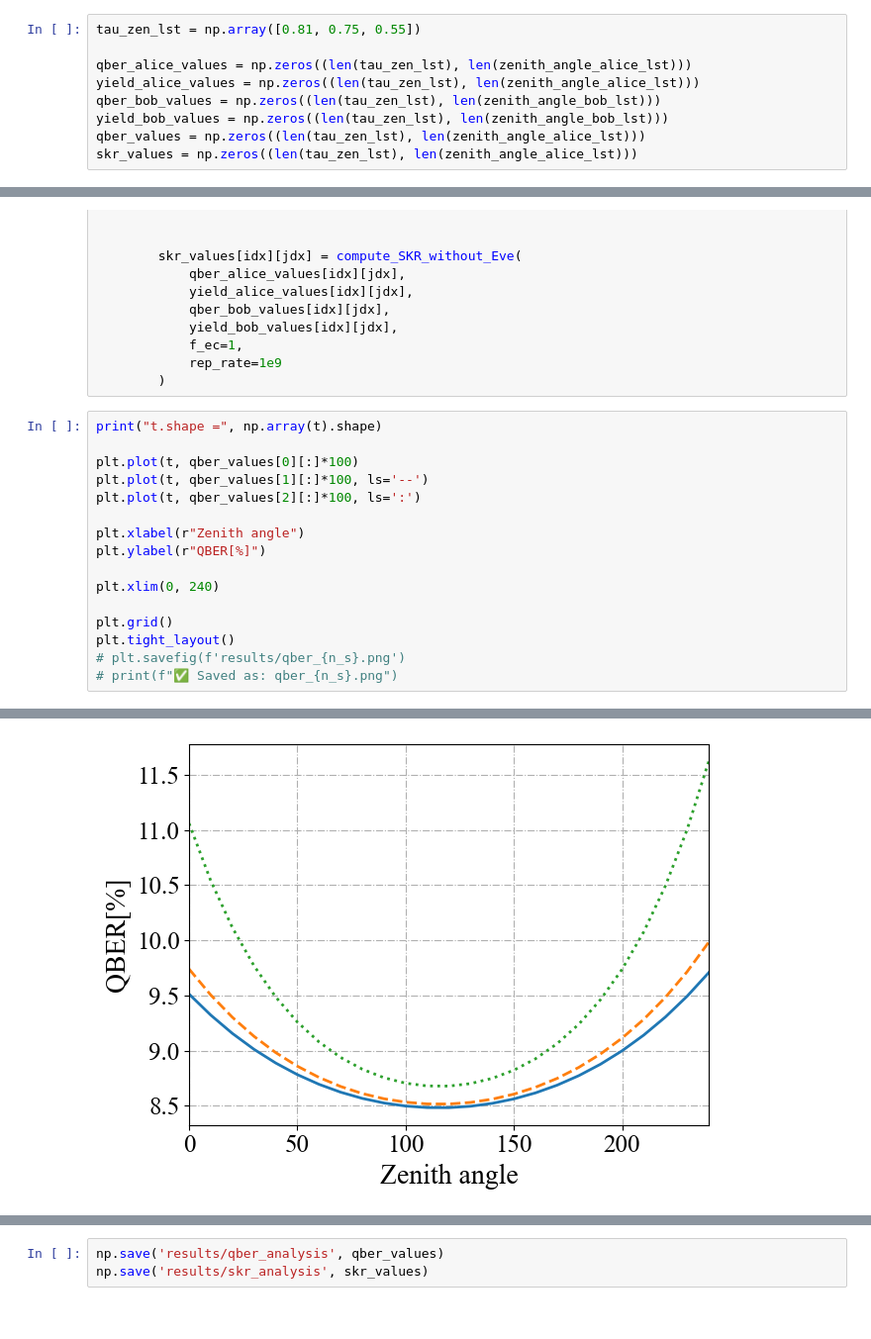
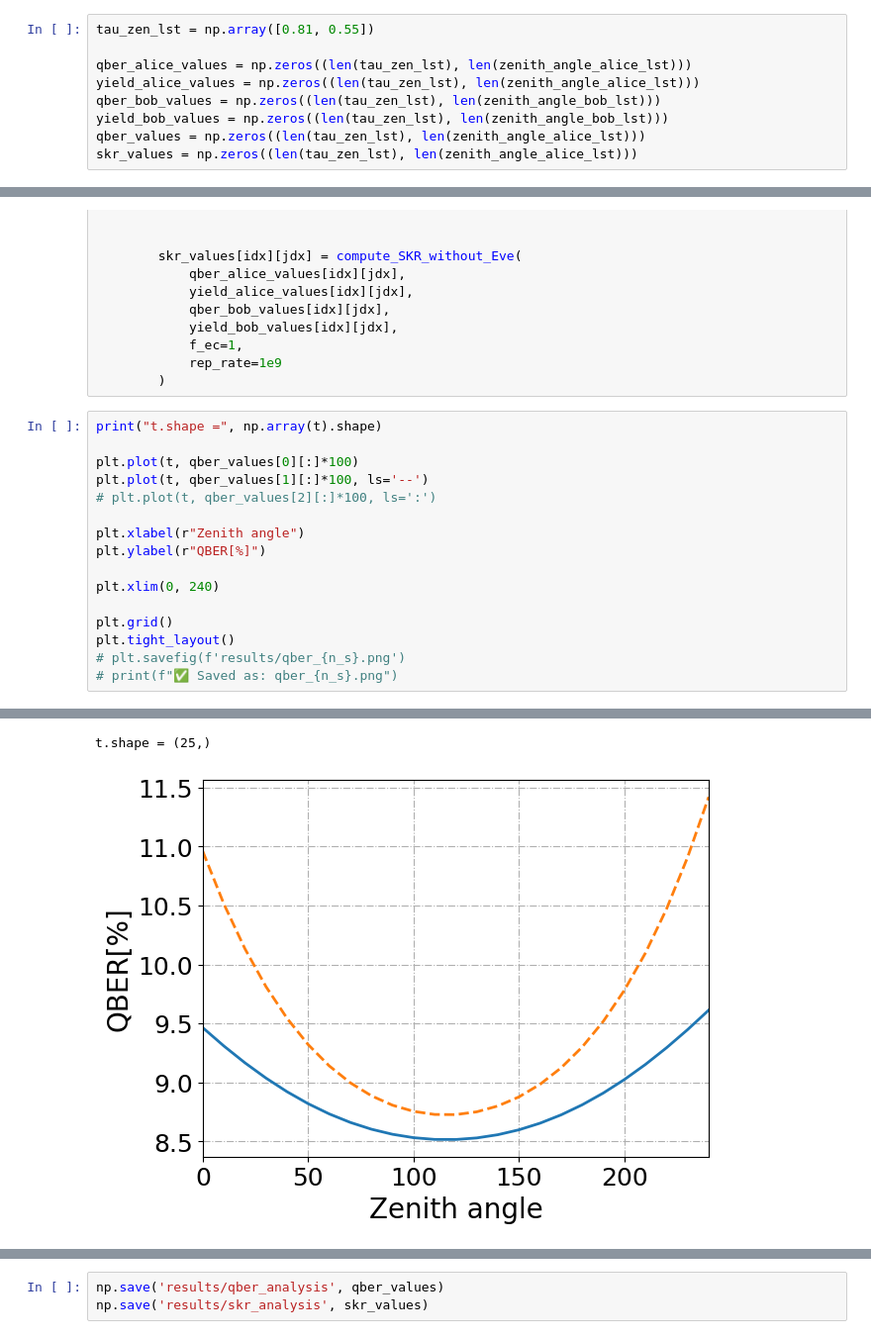
Before and after one commit to takkiiiiiiiii/BBM92_Simulation, a Jupyter notebook: src/skr_satellite_pass_yudai/analysis_res.ipynb, the cells around one changed output, grey strips where cells are left out. Shown at 99% size. Drawn from its saved outputs; the diff is of its cells as text.

```diff
--- a/src/skr_satellite_pass_yudai/analysis_res.ipynb
+++ b/src/skr_satellite_pass_yudai/analysis_res.ipynb
@@ -62,7 +62,7 @@ for idx in range(len(second)):
 slant_path_bob_lst = slant_path_bob_lst * 1000
 slant_path_alice_lst = slant_path_alice_lst * 1000
 # %%
-tau_zen_lst = np.array([0.81, 0.75, 0.55])
+tau_zen_lst = np.array([0.81, 0.55])
 
 qber_alice_values = np.zeros((len(tau_zen_lst), len(zenith_angle_alice_lst)))
 yield_alice_values = np.zeros((len(tau_zen_lst), len(zenith_angle_alice_lst)))
@@ -159,7 +159,7 @@ print("t.shape =", np.array(t).shape)
 
 plt.plot(t, qber_values[0][:]*100)
 plt.plot(t, qber_values[1][:]*100, ls='--')
-plt.plot(t, qber_values[2][:]*100, ls=':')
+# plt.plot(t, qber_values[2][:]*100, ls=':')
 
 plt.xlabel(r"Zenith angle")
 plt.ylabel(r"QBER[%]")
@@ -175,2 +191,3 @@ t.shape = (25,)
+t.shape = (25,)
-[figure, old version]
+[figure, new version]
 # %%
```
Also changed, not shown: parts of 4 cells of this notebook, 2 other files.
